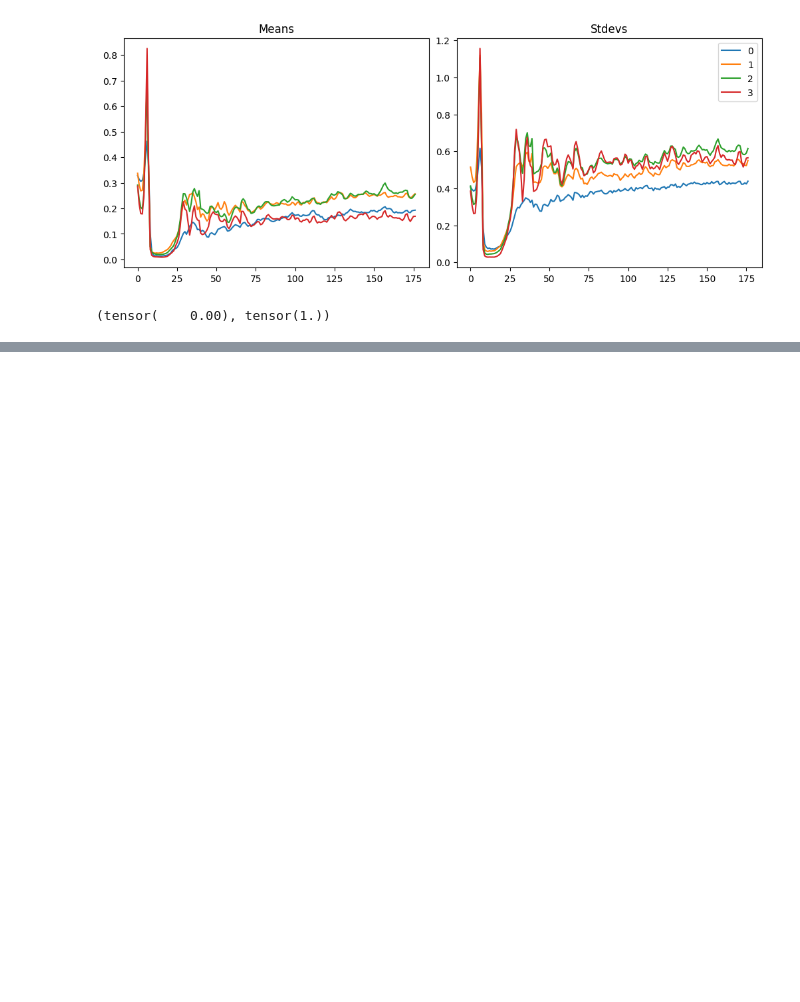
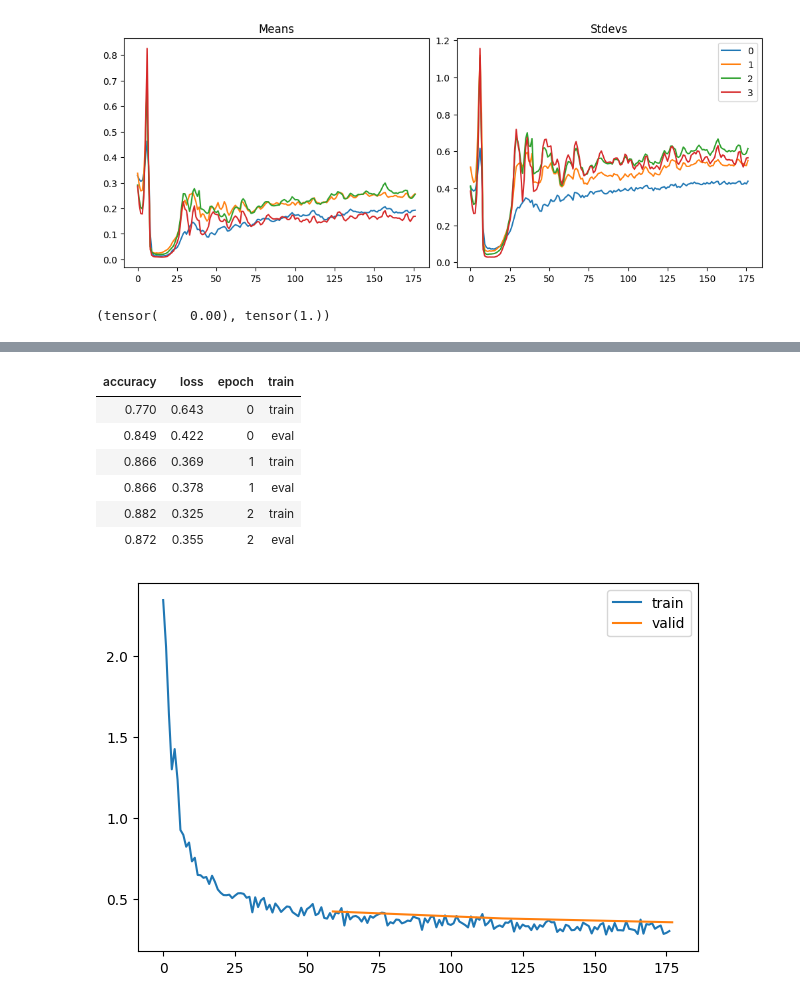
Before and after one commit to mtm-007/Deep-Learing-from-the-foundation-and-GEN_AI, a Jupyter notebook: initializing.ipynb, the cells around one changed output, grey strips where cells are left out. Drawn from its saved outputs; the diff is of its cells as text; code cells hidden in the pictures; blank space fills up the shorter version.

```diff
--- a/initializing.ipynb
+++ b/initializing.ipynb
@@ -406,0 +438,28 @@ xb.mean(),xb.std()
+# %%
+def get_model(act=nn.ReLU,nfs=None):
+    if nfs is None: nfs=[1,8,16,32,64]
+    layers = [conv(nfs[i], nfs[i+1],act=act) for i in range(len(nfs)-1)]
+    return nn.Sequential(*layers,conv(nfs[-1],10,act=None), nn.Flatten()).to(def_device)
+# %%
+def init_weights(m,leaky=0.):
+    if isinstance(m,(nn.Conv1d,nn.Conv2d,nn.Conv3d,nn.Linear)): init.kaiming_normal_(m.weight,a=leaky)
+# %%
+act_gr= partial(GeneralReLU,leak=0.1,sub=0.4) # activation function
+astats = ActivationStats(fc.risinstance(GeneralReLU))
+cbs = [DeviceCB(),metrics,ProgressCB(plot=True), astats]
+iw = partial(init_weights,leaky=0.1)
+# %%
+model = get_model(act_gr).apply(iw)
+# %%
+set_seed(42)
+learn= MomentumLearner(model,dls,F.cross_entropy,lr=0.2,cbs=cbs)
+learn.fit(3)
+# %% [output]
+| accuracy | loss | epoch | train |
+| 0.770 | 0.643 | 0 | train |
+| 0.849 | 0.422 | 0 | eval |
+| 0.866 | 0.369 | 1 | train |
+| 0.866 | 0.378 | 1 | eval |
+| 0.882 | 0.325 | 2 | train |
+| 0.872 | 0.355 | 2 | eval |
+[figure, added]
```
Also changed, not shown: parts of 22 cells of this notebook.
